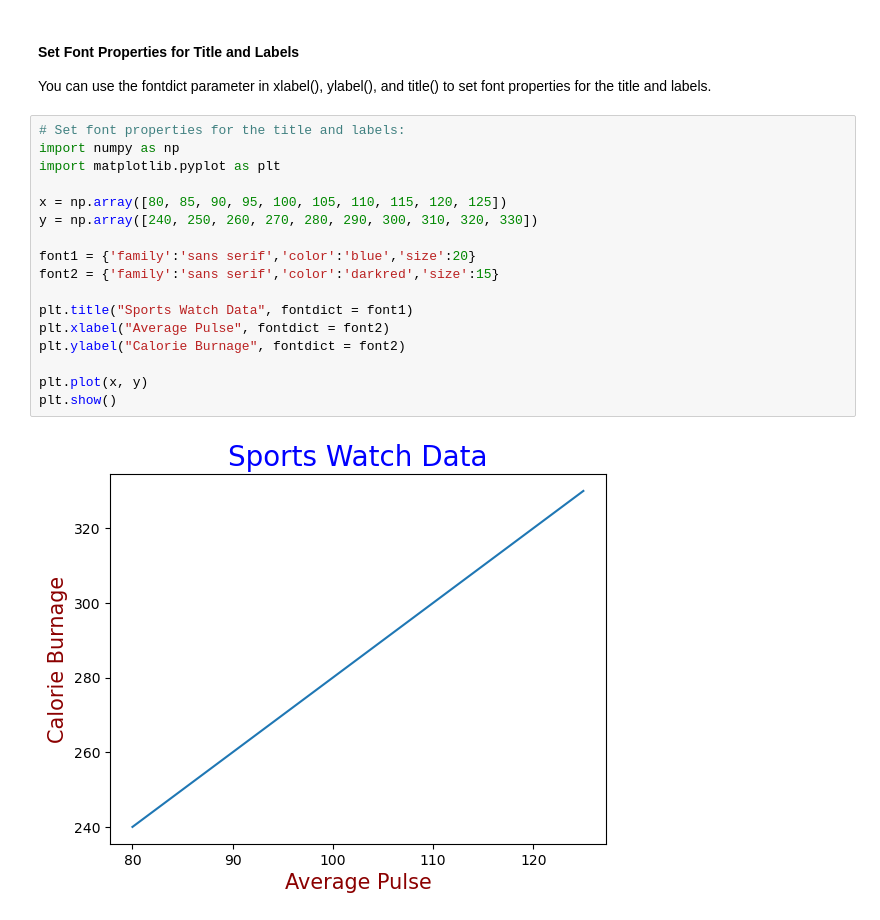
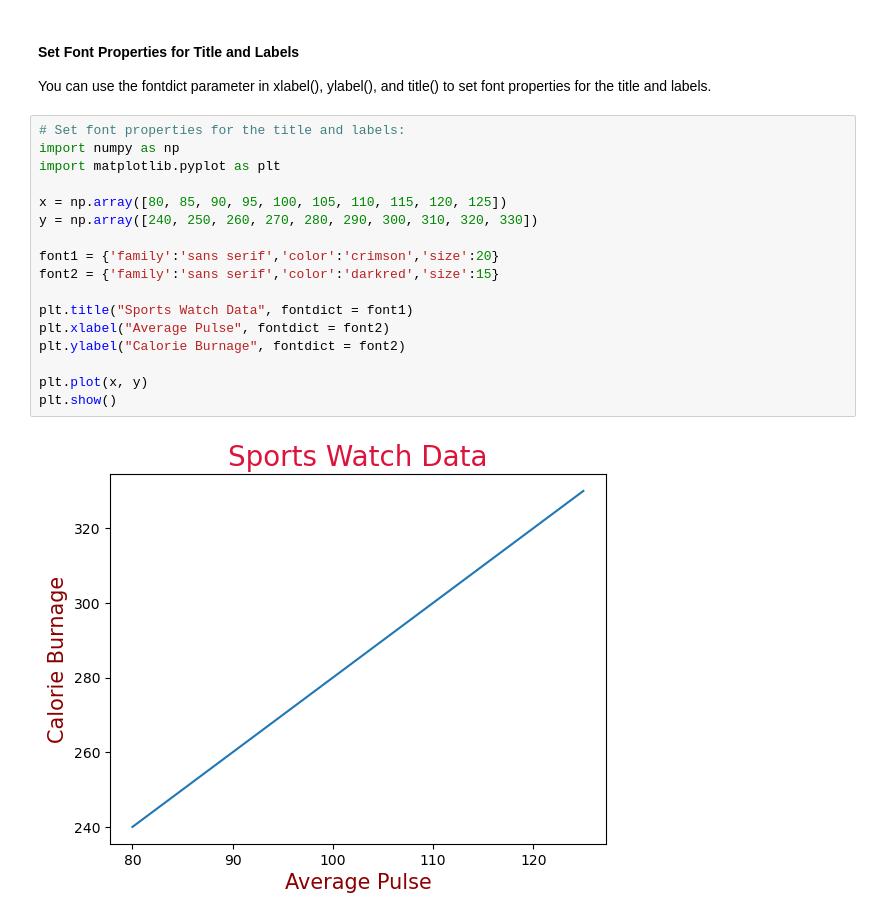
Before and after one commit to LibBonda/17-PySta, a Jupyter notebook: 029-Python Matplotlib.ipynb, the cells around one changed output. Drawn from its saved outputs; the diff is of its cells as text.

```diff
--- a/029-Python Matplotlib.ipynb
+++ b/029-Python Matplotlib.ipynb
@@ -321,19 +321,19 @@ You can use the fontdict parameter in xlabel(), ylabel(), and title() to set fon
 # %%
 # Set font properties for the title and labels:
 import numpy as np
 import matplotlib.pyplot as plt
 
 x = np.array([80, 85, 90, 95, 100, 105, 110, 115, 120, 125])
 y = np.array([240, 250, 260, 270, 280, 290, 300, 310, 320, 330])
 
-font1 = {'family':'sans serif','color':'blue','size':20}
+font1 = {'family':'sans serif','color':'crimson','size':20}
 font2 = {'family':'sans serif','color':'darkred','size':15}
 
 plt.title("Sports Watch Data", fontdict = font1)
 plt.xlabel("Average Pulse", fontdict = font2)
 plt.ylabel("Calorie Burnage", fontdict = font2)
 
 plt.plot(x, y)
 plt.show()
 # %% [output]
-[figure, old version]
+[figure, new version]
```
Also changed, not shown: parts of 40 cells of this notebook.
